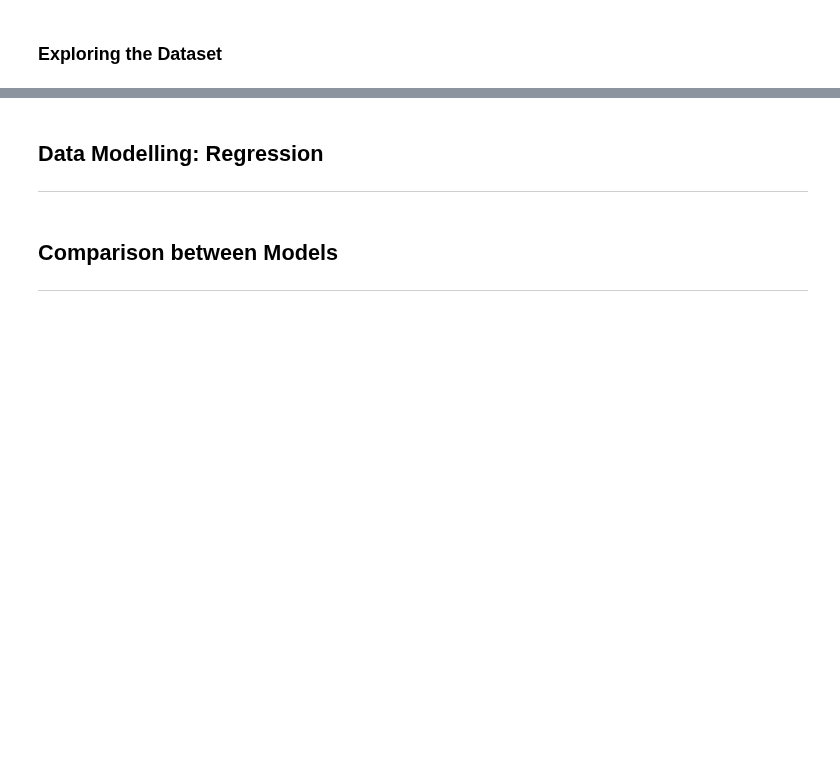
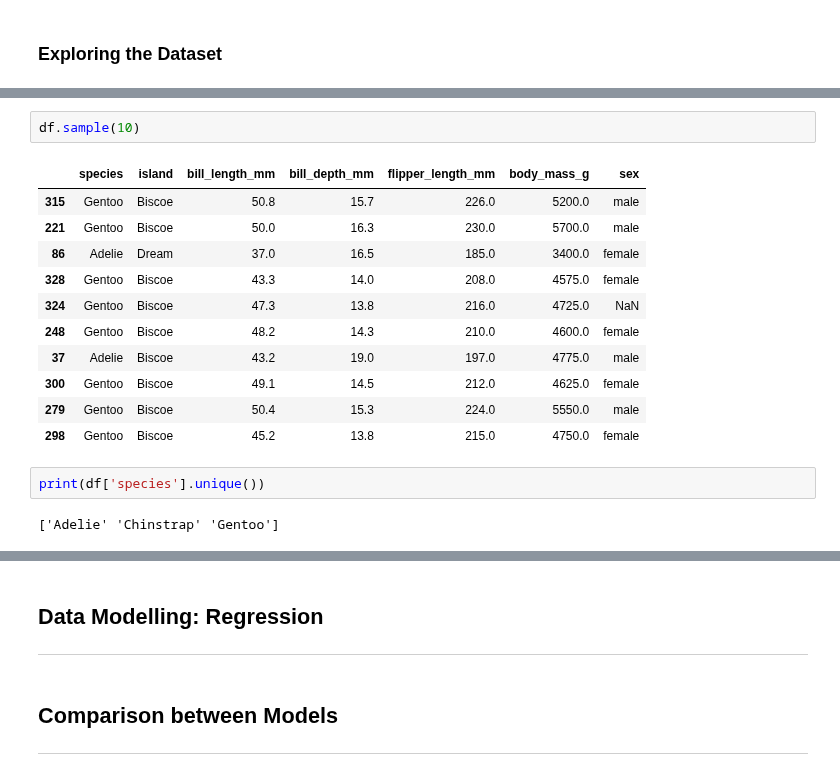
Before and after one commit to martinaobrien/machine-learning-and-statistics-assessment, a Jupyter notebook: Scikit-Learn-Jupyter-Notebook.ipynb, the cells around one changed output, grey strips where cells are left out. Drawn from its saved outputs; the diff is of its cells as text; blank space fills up the shorter version.

```diff
--- a/Scikit-Learn-Jupyter-Notebook.ipynb
+++ b/Scikit-Learn-Jupyter-Notebook.ipynb
@@ -58,0 +135,18 @@ plt.style.use('ggplot')
+# %%
+df.sample(10)
+# %% [output]
+|  | species | island | bill_length_mm | bill_depth_mm | flipper_length_mm | body_mass_g | sex |
+| 315 | Gentoo | Biscoe | 50.8 | 15.7 | 226.0 | 5200.0 | male |
+| 221 | Gentoo | Biscoe | 50.0 | 16.3 | 230.0 | 5700.0 | male |
+| 86 | Adelie | Dream | 37.0 | 16.5 | 185.0 | 3400.0 | female |
+| 328 | Gentoo | Biscoe | 43.3 | 14.0 | 208.0 | 4575.0 | female |
+| 324 | Gentoo | Biscoe | 47.3 | 13.8 | 216.0 | 4725.0 | NaN |
+| 248 | Gentoo | Biscoe | 48.2 | 14.3 | 210.0 | 4600.0 | female |
+| 37 | Adelie | Biscoe | 43.2 | 19.0 | 197.0 | 4775.0 | male |
+| 300 | Gentoo | Biscoe | 49.1 | 14.5 | 212.0 | 4625.0 | female |
+| 279 | Gentoo | Biscoe | 50.4 | 15.3 | 224.0 | 5550.0 | male |
+| 298 | Gentoo | Biscoe | 45.2 | 13.8 | 215.0 | 4750.0 | female |
+# %%
+print(df['species'].unique())
+# %% [output]
+['Adelie' 'Chinstrap' 'Gentoo']
```
Also changed, not shown: parts of 62 cells of this notebook.
